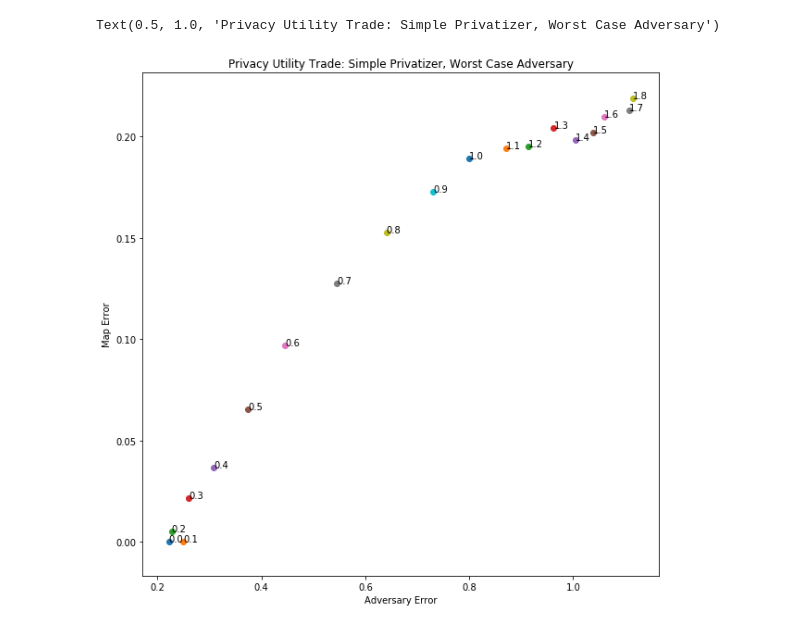
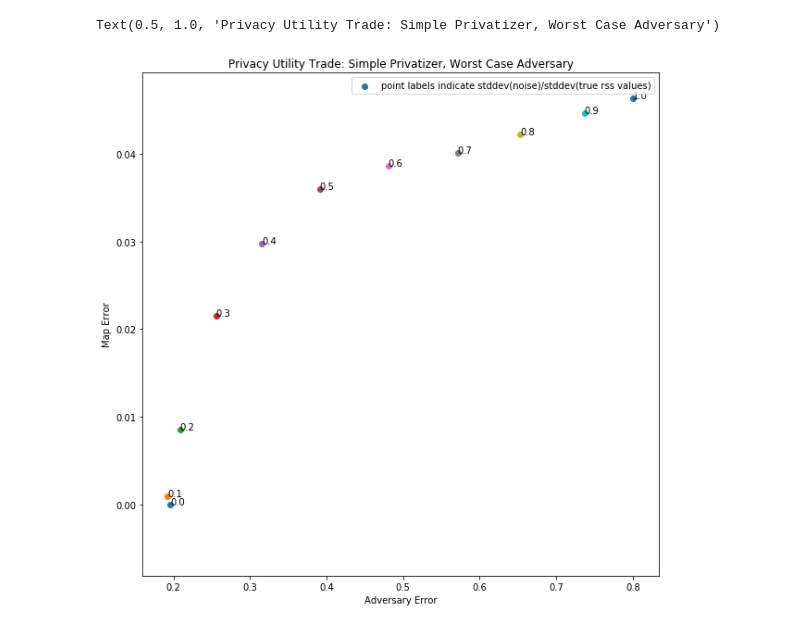
Before and after one commit to lillyclark/privacy-utility, a Jupyter notebook: PLOT automation.ipynb, the cells around one changed output. Saved outputs shown, nothing was run; the diff lists cells and outputs as text; code cells hidden in the pictures.

```diff
--- a/PLOT automation.ipynb
+++ b/PLOT automation.ipynb
@@ -17,8 +17,8 @@ def norm_x(x):
         x[:,col] = vals
     return x
 
-def sampleChania(Chania, n_points):
-    np.random.seed(0)
+def sampleChania(Chania, n_points, seed_val=0):
+    np.random.seed(seed_val)
     data = Chania[:,0:8]
     order = np.argsort(np.random.random(data.shape[0]))
     x = data[order][:n_points, 1:5]
@@ -319,7 +294,7 @@ def run_SIMPLE_automation(show=False):
         ax1.set_ylim(-2, 1.5)
         ax1.set_zlim(-3.5, 2.5)
 
-    NOISE = [0.6,0.7,0.8,0.9,1.1,1.2,1.3,1.4,1.6,1.7,1.8,1.9]
+    NOISE = [0.0, 0.1, 0.2, 0.3, 0.4, 0.5, 0.6,0.7,0.8,0.9,1.0]
     I = 1
     all_data = np.empty((I*len(NOISE),3))
 
@@ -330,10 +305,10 @@ def run_SIMPLE_automation(show=False):
             sess = tf.Session()
             keras.backend.set_session(sess)
 
-            npoints = 100
+            npoints = 500 #100
+            x, trueusers = sampleChania(Chania, npoints, seed_val=0)
 
-            x, trueusers = sampleChania(Chania, npoints)
-            yarray = x.eval(session=sess) + np.random.normal(scale=NOISE[N], size=(100,4))
+            yarray = x.eval(session=sess) + np.random.normal(scale=NOISE[N], size=(npoints,4))
             y = tf.constant(yarray, tf.float32)
 
             map1_init = keras.initializers.RandomUniform(minval=-1.0, maxval=1.0, seed=1)
@@ -367,7 +342,9 @@ def run_SIMPLE_automation(show=False):
             m1_loss = tf.placeholder(tf.float32)
             adversary_loss = tf.placeholder(tf.float32)
             map_error = tf.placeholder(tf.float32)
-            testpoints = np.mgrid[-2:1.5:15j, -3:1:15j].reshape(2,-1).T
+            x1min, x1max = np.min(x[:,2].eval(session=sess)), np.max(x[:,2].eval(session=sess))
+            x2min, x2max = np.min(x[:,3].eval(session=sess)), np.max(x[:,3].eval(session=sess))
+            testpoints = np.mgrid[x1min:x1max:15j, x2min:x2max:15j].reshape(2,-1).T
             grid = tf.constant(testpoints, dtype=tf.float32)
             sess.run(tf.global_variables_initializer())
 
@@ -385,8 +362,8 @@ def run_SIMPLE_automation(show=False):
             map_error = tf.reduce_mean(tf.keras.losses.mean_squared_logarithmic_error(target_grid_rss, pred_grid_rss))
 
             m1plot = train(m1_train, m1_loss, 10000, sess, True)
-            m2plot = train(m2_train, m2_loss, 10000, sess)
-            aplot = train(a_train, adversary_loss, 2000, sess, False)
+            m2plot = train(m2_train, m2_loss, 10000, sess, True)
+            aplot = train(a_train, adversary_loss, 10000, sess, True)
             index = int(I*N+i)
 
             print("Map Error:", map_error.eval(session=sess))
@@ -398,7 +375,7 @@ def run_SIMPLE_automation(show=False):
             if show:
                 vis()
 
-    return random_ad, all_data
+    return all_data
 
-SIMPLE_random_ad, simple_data = run_SIMPLE_automation(show=False)
+simple_data = run_SIMPLE_automation(show=False)
 # %% [output]
@@ -437,17 +413,18 @@ array([[0.6       , 0.09687106, 0.44527808],
 # %%
-# SIMPLE_data = simple_data
-SIMPLE_data = np.append(SIMPLE_data, simple_data, axis=0)
+SIMPLE_data = simple_data
+# SIMPLE_data = np.append(SIMPLE_data, simple_data, axis=0)
 # %%
-SIMPLE_data = SIMPLE_data[np.where(SIMPLE_data[:,0]!=2.0)]
+# SIMPLE_data = SIMPLE_data[np.where(SIMPLE_data[:,0]!=2.0)]
 # %%
 fig = plt.figure(figsize=(10,10))
 for i in np.unique(SIMPLE_data[:,0]):
     indices = np.where(SIMPLE_data[:,0]==i)
     plt.scatter(np.mean(SIMPLE_data[indices][:,2]), np.mean(SIMPLE_data[indices][:,1]))
     plt.text(np.mean(SIMPLE_data[indices][:,2]), np.mean(SIMPLE_data[indices][:,1]), str(SIMPLE_data[indices][0][0]))
+plt.legend(["point labels indicate stddev(noise)/stddev(true rss values)"], loc="best")
 plt.xlabel("Adversary Error")
 plt.ylabel("Map Error")
 plt.title("Privacy Utility Trade: Simple Privatizer, Worst Case Adversary")
 # %% [output]
 Text(0.5, 1.0, 'Privacy Utility Trade: Simple Privatizer, Worst Case Adversary')
-[figure, old version]
+[figure, new version]
```
Also changed, not shown: parts of 8 cells of this notebook.
